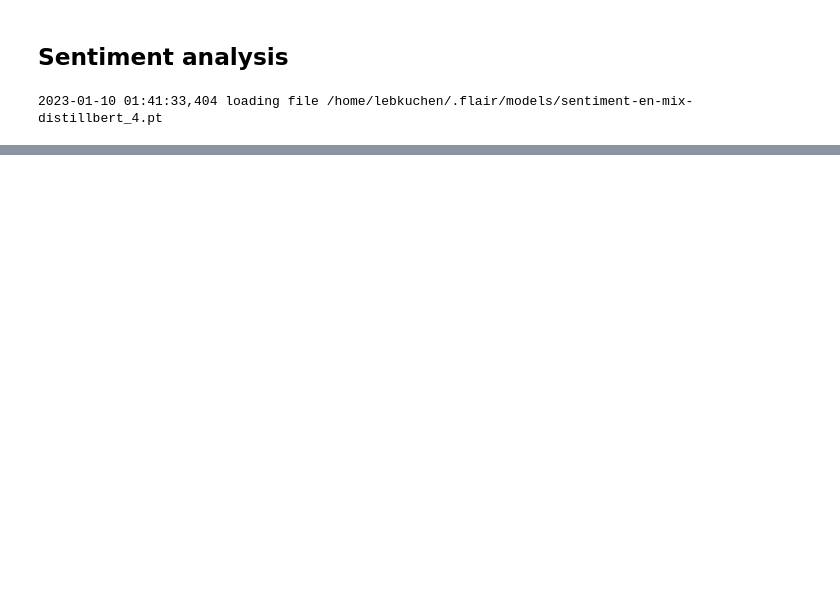
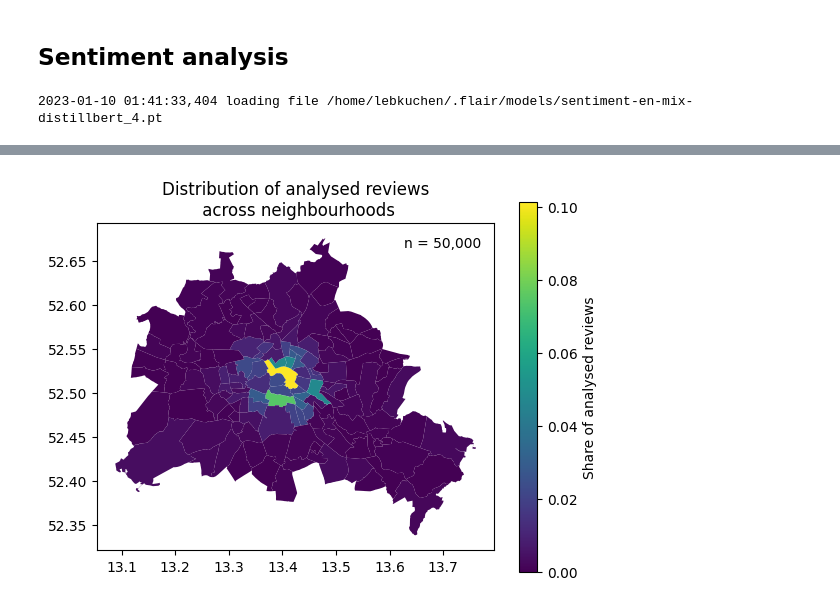
Before and after one commit to unibz-seis2022-transcripts/programming-for-data-science-project, a Jupyter notebook: Inside-Airbnb-Berlin.ipynb, the cells around one changed output, grey strips where cells are left out. Drawn from its saved outputs; the diff is of its cells as text; code cells hidden in the pictures; blank space fills up the shorter version.

```diff
--- a/Inside-Airbnb-Berlin.ipynb
+++ b/Inside-Airbnb-Berlin.ipynb
@@ -486,0 +520,12 @@ score = get_weighted_score(results)
+# %%
+(review_sentiment_shares, analysed_occurencies) = get_neighbourhoods_and_review_shares_for_language(language="english", reviews=reviews_sentiment_read)
+fig, ax = plt.subplots()
+ax.plot = (review_sentiment_shares).plot(column = "share", ax = ax, legend=True, legend_kwds={'label': "Share of analysed reviews"})
+
+legend_patch = mpatches.Patch(color='white', label='n = ' + f'{analysed_occurencies:,}')
+ax.legend(handles=[legend_patch], frameon = False)
+ax.set_title("Distribution of analysed reviews\n across neighbourhoods")
+
+plt.show()
+# %% [output]
+[figure, added]
```
Also changed, not shown: parts of 11 cells of this notebook, 1 other file.
